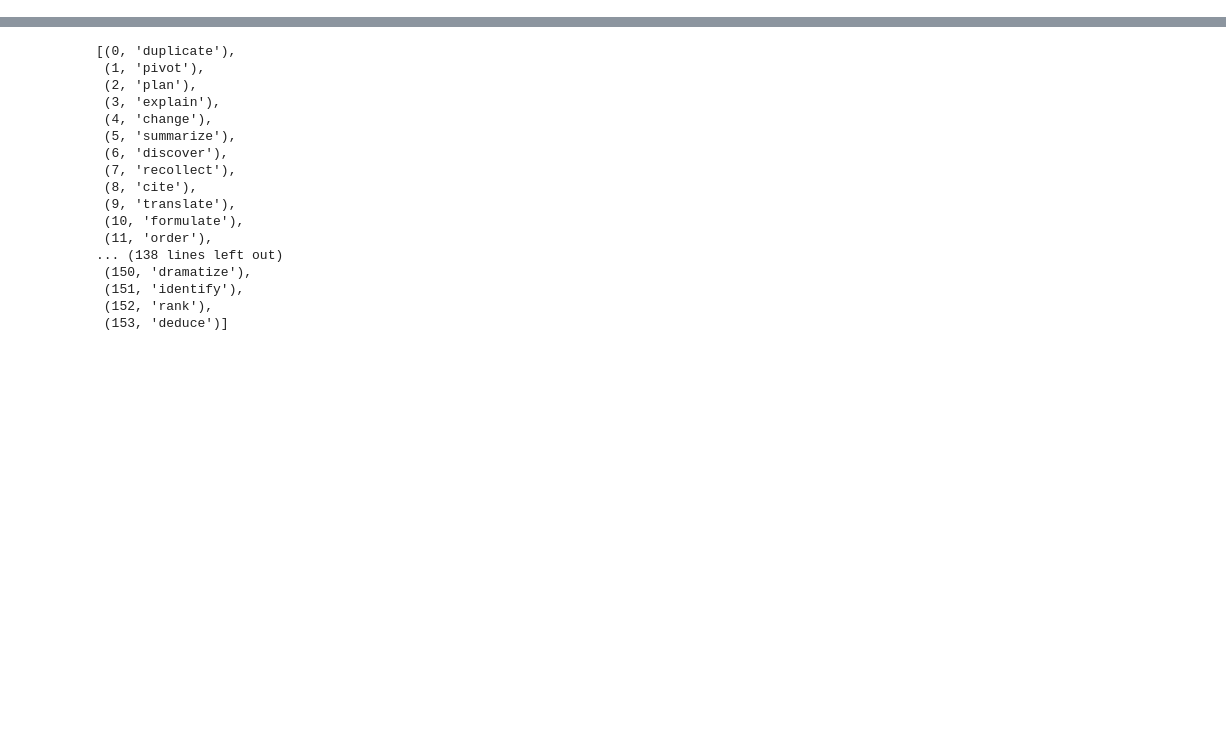
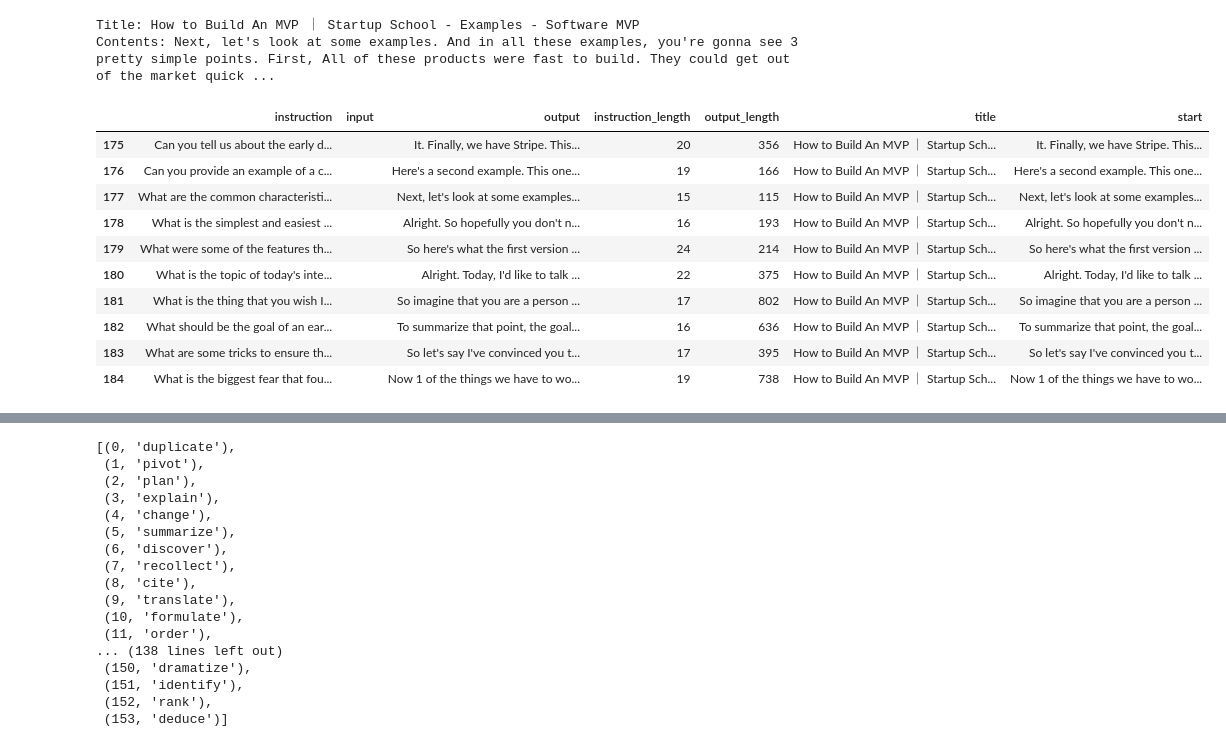
Before and after one commit to Glavin001/Data2AITextbook, a Jupyter notebook: scripts/bloom-builder.ipynb, the cells around one changed output, grey strips where cells are left out. Drawn from its saved outputs; the diff is of its cells as text; code cells hidden in the pictures; blank space fills up the shorter version.

```diff
--- a/scripts/bloom-builder.ipynb
+++ b/scripts/bloom-builder.ipynb
@@ -7,0 +155,24 @@ input_text = """Alright. Today, I'd like to talk to you about how to build an MV
+# %%
+# Short example
+# https://www.youtube.com/watch?v=QRZ_l7cVzzU
+data_record = df.iloc[177]
+input_text = f"Title: {data_record['title']}\nContents: {data_record['output']}"
+print(input_text)
+# %% [output]
+Title: How to Build An MVP ｜ Startup School - Examples - Software MVP
+Contents: Next, let's look at some examples. And in all these examples, you're gonna see 3 pretty simple points. First, All of these products were fast to build. They could get out of the market quick ...
+# %%
+# Find all which contain "How to Build An MVP" in their title
+display(df[df['title'].str.contains("How to Build An MVP")])
+# %% [output]
+|  | instruction | input | output | instruction_length | output_length | title | start |
+| 175 | Can you tell us about the early d... |  | It. Finally, we have Stripe. This... | 20 | 356 | How to Build An MVP ｜ Startup Sch... | It. Finally, we have Stripe. This... |
+| 176 | Can you provide an example of a c... |  | Here's a second example. This one... | 19 | 166 | How to Build An MVP ｜ Startup Sch... | Here's a second example. This one... |
+| 177 | What are the common characteristi... |  | Next, let's look at some examples... | 15 | 115 | How to Build An MVP ｜ Startup Sch... | Next, let's look at some examples... |
+| 178 | What is the simplest and easiest ... |  | Alright. So hopefully you don't n... | 16 | 193 | How to Build An MVP ｜ Startup Sch... | Alright. So hopefully you don't n... |
+| 179 | What were some of the features th... |  | So here's what the first version ... | 24 | 214 | How to Build An MVP ｜ Startup Sch... | So here's what the first version ... |
+| 180 | What is the topic of today's inte... |  | Alright. Today, I'd like to talk ... | 22 | 375 | How to Build An MVP ｜ Startup Sch... | Alright. Today, I'd like to talk ... |
+| 181 | What is the thing that you wish I... |  | So imagine that you are a person ... | 17 | 802 | How to Build An MVP ｜ Startup Sch... | So imagine that you are a person ... |
+| 182 | What should be the goal of an ear... |  | To summarize that point, the goal... | 16 | 636 | How to Build An MVP ｜ Startup Sch... | To summarize that point, the goal... |
+| 183 | What are some tricks to ensure th... |  | So let's say I've convinced you t... | 17 | 395 | How to Build An MVP ｜ Startup Sch... | So let's say I've convinced you t... |
+| 184 | What is the biggest fear that fou... |  | Now 1 of the things we have to wo... | 19 | 738 | How to Build An MVP ｜ Startup Sch... | Now 1 of the things we have to wo... |
```
Also changed, not shown: parts of 30 cells of this notebook.
